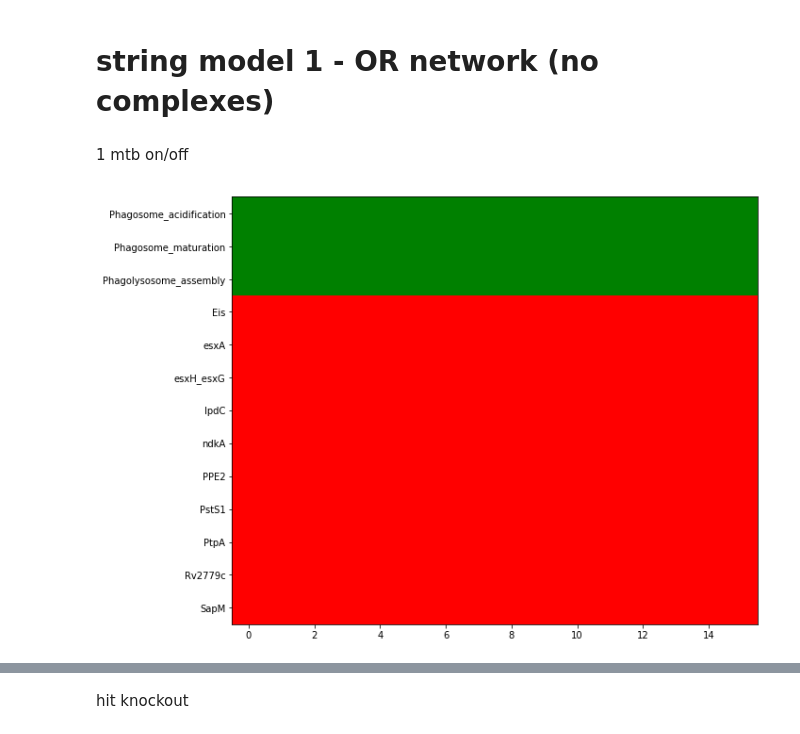
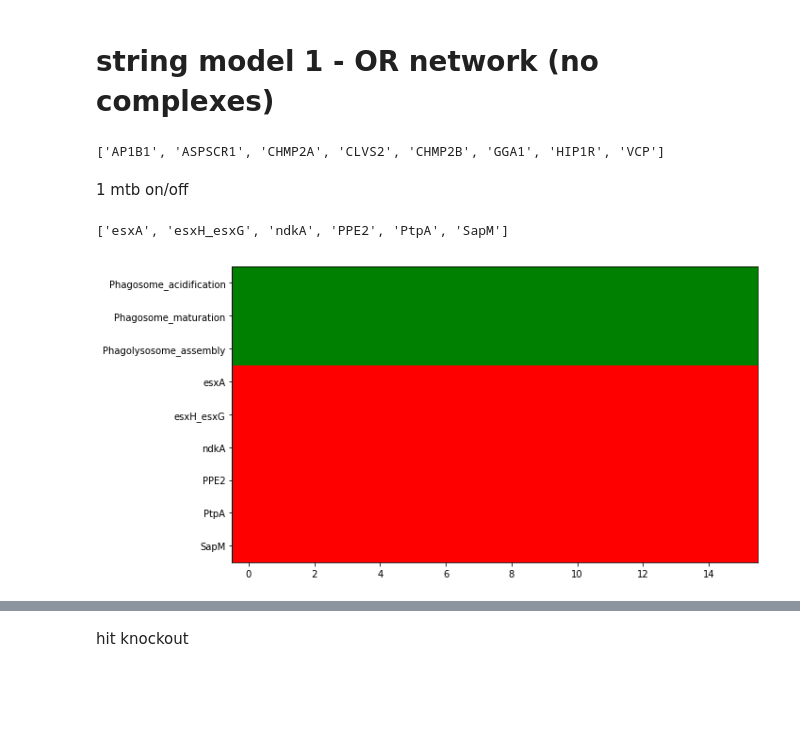
Before and after one commit to charlies-b/rp1, a Jupyter notebook: string-model-1.ipynb, the cells around one changed output, grey strips where cells are left out. Cells and saved outputs as stored; diff of their text form; code cells hidden in the pictures; blank space fills up the shorter version.

Commit message:
string-model-1

```diff
--- a/string-model-1.ipynb
+++ b/string-model-1.ipynb
@@ -10,13 +7,25 @@ definition = add_process_edgelist(definition, 'string-1-process-edgelist.csv', '
 mtb = ["Eis" , "esxA" ,"esxH_esxG" ,"IpdC" ,"ndkA" ,"PPE2" ,"PstS1" ,"PtpA" ,"Rv2779c" ,"SapM"]
 hit = ['AP1B1','ARL10','ASPSCR1','CHMP2A','KIF6','CLVS2','CDC42EP3','CHMP2B','GGA1','GOLT1B','HIP1R','VPS26B','PKD1L2','RIMS2','VCP']
+# %%
+definition = string2definition('string-network-1.csv', True)
+definition = add_process_edgelist(definition, 'string-1-process-edgelist.csv', True)
+hit = [factor for factor in hit if factor in definition]
+hit
+# %% [output]
+['AP1B1', 'ASPSCR1', 'CHMP2A', 'CLVS2', 'CHMP2B', 'GGA1', 'HIP1R', 'VCP']
 # %% [markdown]
 1 mtb on/off
+# %%
+mtb_off = add_mtb_edgelist(definition, 'mtb-edgelist.csv', False)
+mtb = [factor for factor in mtb if factor in mtb_off]
+mtb
+# %% [output]
+['esxA', 'esxH_esxG', 'ndkA', 'PPE2', 'PtpA', 'SapM']
 # %%
-mtb_off = add_mtb_edgelist(definition, 'mtb-edgelist.csv', 'False')
 model = bm.run_model(mtb_off)
 bm.plot_nodes(model, ['Phagosome_acidification','Phagosome_maturation','Phagolysosome_assembly'] + mtb)
 # %% [output]
-[figure, old version]
+[figure, new version]
 # %%
 mtb_on = add_mtb_edgelist(definition, 'mtb-edgelist.csv', 'True')
 model = bm.run_model(mtb_on)
```
Also changed, not shown: parts of 4 cells of this notebook, 1 other file.
